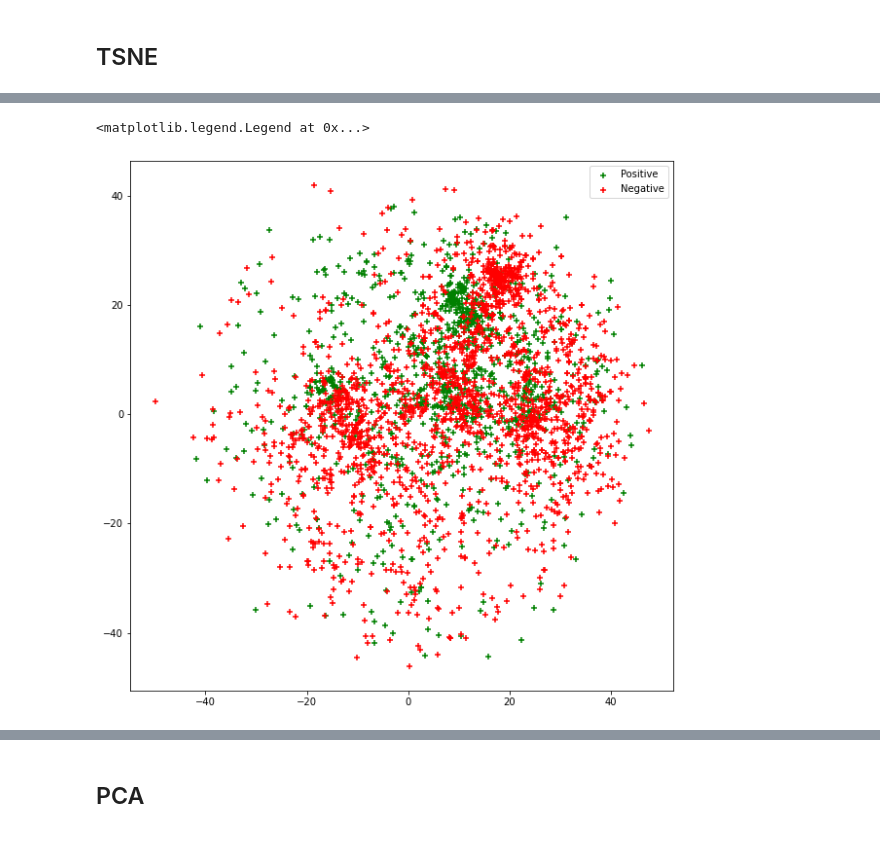
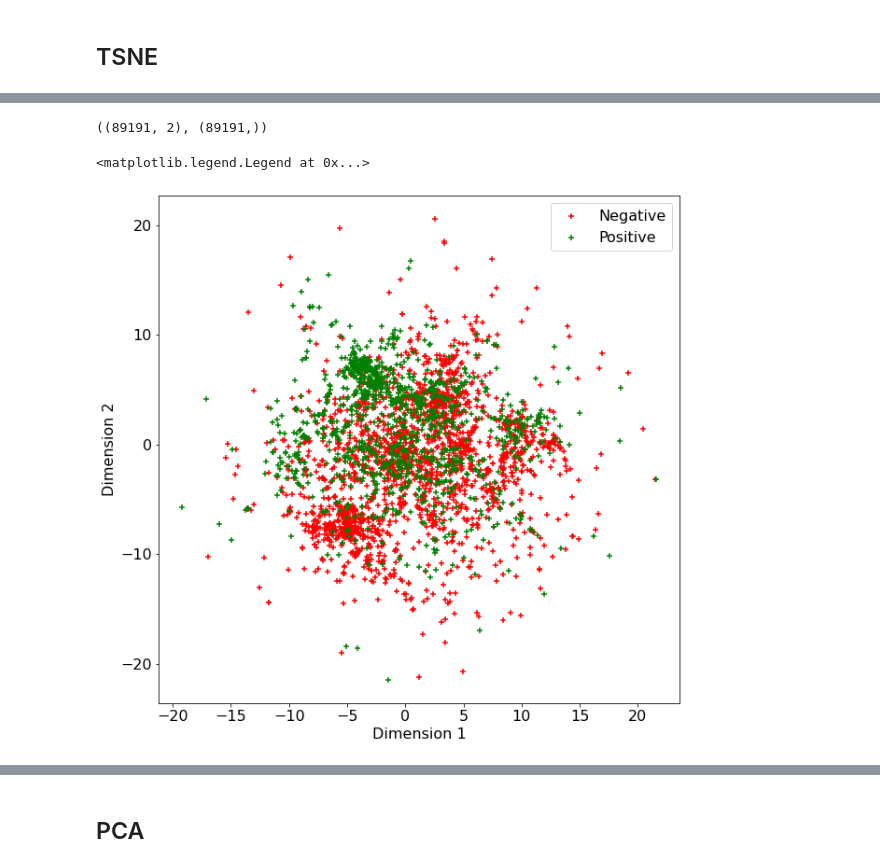
Before and after one commit to thatscotdatasci/MLMI13, a Jupyter notebook: run_doc2vec.ipynb, the cells around one changed output, grey strips where cells are left out. Saved outputs shown, nothing was run; the diff lists cells and outputs as text; code cells hidden in the pictures.

```diff
--- a/run_doc2vec.ipynb
+++ b/run_doc2vec.ipynb
@@ -286,0 +371,4 @@ array([0.8988, 0.922 , 0.914 , 0.9256, 0.9376, 0.9232, 0.9108, 0.9164,
+# %%
+svm = SVC(**grid_search.best_params_)
+svm.fit(imdb_X_train, imdb_y_train)
+svm.score(imdb_X_train, imdb_y_train), svm.score(imdb_X_test, imdb_y_test)
@@ -338,16 +436,16 @@ wonderful_words = ['wonderful', *[i[0] for i in gensim_sklearn.pipeline.named_st
 awful_words = ['awful', *[i[0] for i in gensim_sklearn.pipeline.named_steps['doc2vec'].model.wv.most_similar('awful')]]
 # %%
 # General positive and negative indices
-pos_inds = np.where(np.isin(labels,lexicon_pos_words))
-neg_inds = np.where(np.isin(labels,lexicon_neg_words))
+pos_inds = np.where(np.isin(gensim_labels,lexicon_pos_words))[0]
+neg_inds = np.where(np.isin(gensim_labels,lexicon_neg_words))[0]
 
 # Weakly positive and negative words
-good_inds = np.where(np.isin(labels, good_words))[0]
-bad_inds = np.where(np.isin(labels, bad_words))[0]
+good_inds = np.where(np.isin(gensim_labels, good_words))[0]
+bad_inds = np.where(np.isin(gensim_labels, bad_words))[0]
 
 # Strongly positive and negative words
-wonderful_inds = np.where(np.isin(labels, wonderful_words))[0]
-awful_inds = np.where(np.isin(labels, awful_words))[0]
+wonderful_inds = np.where(np.isin(gensim_labels, wonderful_words))[0]
+awful_inds = np.where(np.isin(gensim_labels, awful_words))[0]
 # %%
 lexicon_pos_word_embeddings = np.array([gensim_sklearn.pipeline.named_steps['doc2vec'].model.wv[w] for w in lexicon_pos_words])
 lexicon_neg_word_embeddings = np.array([gensim_sklearn.pipeline.named_steps['doc2vec'].model.wv[w] for w in lexicon_neg_words])
@@ -414,11 +518,15 @@ def plot_with_matplotlib(x_vals, y_vals, labels):
         plt.annotate(labels[i], (x_vals[i], y_vals[i]))
 # %% [markdown]
 ## TSNE
+# %%
+imdb_embeddings = np.vstack((imdb_X_train, imdb_X_test))
+imdb_labels = np.hstack((imdb_y_train, imdb_y_test))
+
+tsne_embeddings = np.vstack((gensim_vectors, imdb_embeddings))
+tsne_labels = np.hstack((gensim_labels, imdb_labels))
+
+tsne_reviews = np.hstack((np.zeros_like(gensim_labels), np.array(imdb_training_pos_files), np.array(imdb_training_neg_files), np.array(imdb_testing_pos_files), np.array(imdb_testing_neg_files)))
 # %%
 num_tsne_dimensions = 2
-
-gensim_word_vectors = np.asarray(gensim_sklearn.pipeline.named_steps['doc2vec'].model.wv.vectors)
-gensim_word_labels = np.asarray(gensim_sklearn.pipeline.named_steps['doc2vec'].model.wv.index_to_key)
-
-tsne = TSNE(n_components=num_tsne_dimensions, random_state=0, n_jobs=-1)
-tsne_vectors = tsne.fit_transform(gensim_word_vectors)
+tsne = TSNE(n_components=num_tsne_dimensions, random_state=0, n_jobs=-1, verbose=5)
+tsne_vectors = tsne.fit_transform(tsne_embeddings)
@@ -425,15 +559,21 @@ tsne_vectors = tsne.fit_transform(gensim_word_vectors)
+# %%
+tsne_vectors.shape, tsne_labels.shape
+# %% [output]
+((89191, 2), (89191,))
 # %%
 # plot_with_plotly(tsne_vectors[:,0], tsne_vectors[:,1], labels)
 # %%
 # plot_with_matplotlib(tsne_vectors[:,0], tsne_vectors[:,1], labels)
 # %%
 fig, ax = plt.subplots(1, figsize=(10,10))
-plt.scatter(tsne_vectors[pos_inds,0], tsne_vectors[pos_inds,1], marker='+', c='g', label='Positive')
-plt.scatter(tsne_vectors[neg_inds,0], tsne_vectors[neg_inds,1], marker='+', c='r', label='Negative')
-plt.legend()
+ax.scatter(tsne_vectors[neg_inds,0], tsne_vectors[neg_inds,1], marker='+', c='r', label='Negative')
+ax.scatter(tsne_vectors[pos_inds,0], tsne_vectors[pos_inds,1], marker='+', c='g', label='Positive')
+ax.set_xlabel('Dimension 1')
+ax.set_ylabel('Dimension 2')
+ax.legend()
 # %% [output]
 <matplotlib.legend.Legend at 0x...>
-[figure, old version]
+[figure, new version]
 # %%
 fig, ax = plt.subplots(1, 3, figsize=(30,10))
 
```
Also changed, not shown: parts of 56 cells of this notebook, 39 other files.
